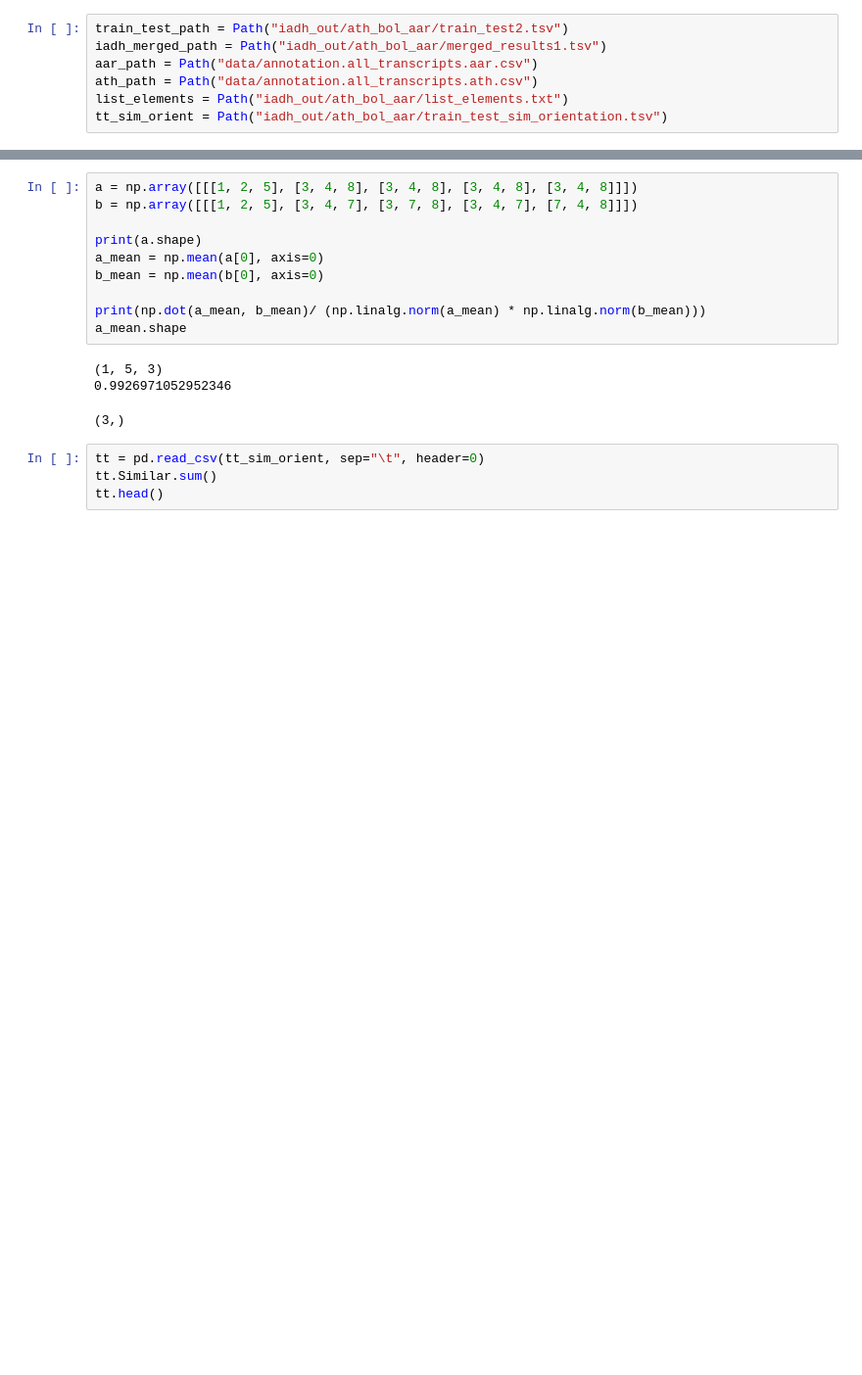
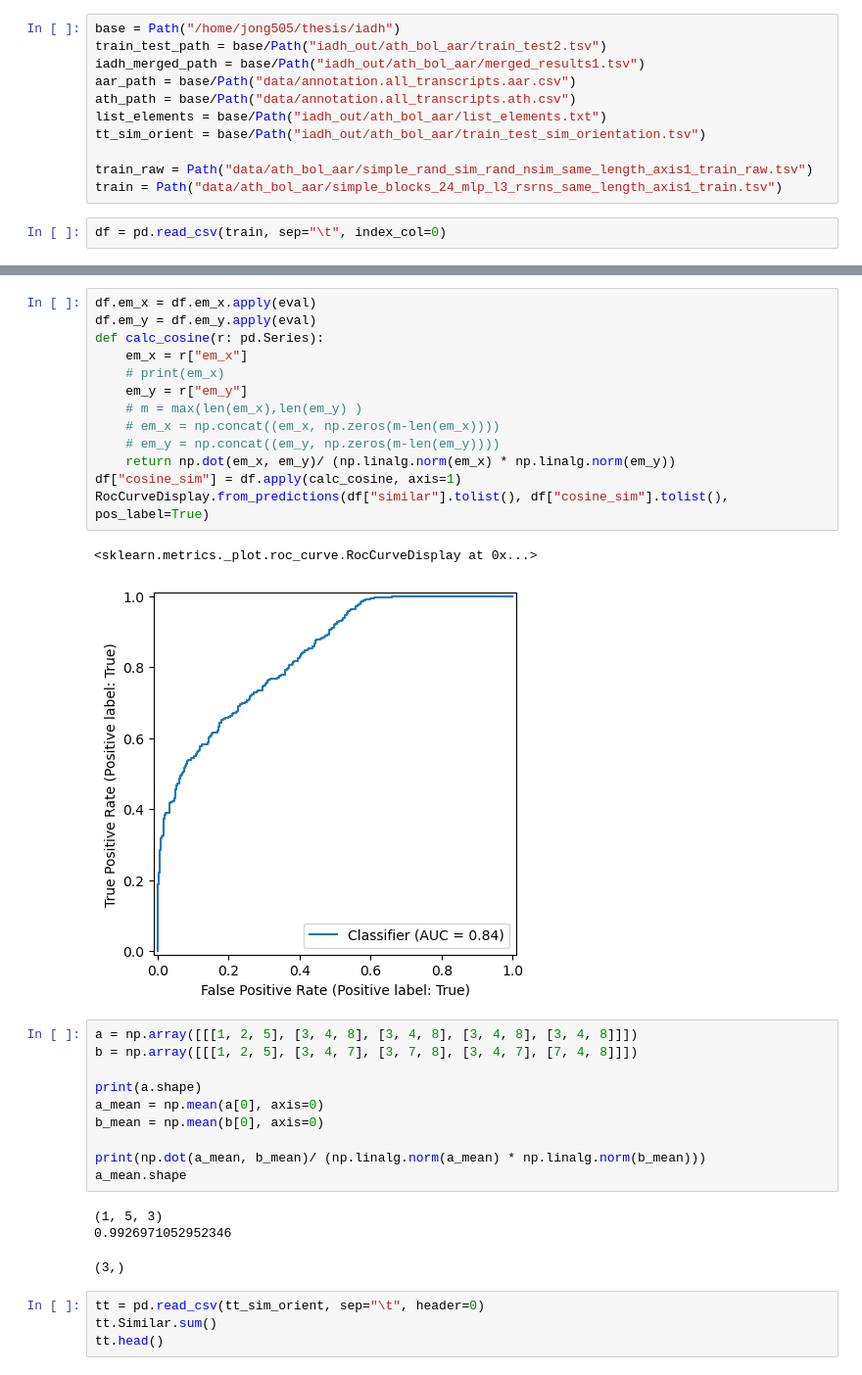
Before and after one commit to SteffenJong/ThesisProject, a Jupyter notebook: model/sanity_check_sequences.ipynb, the cells around one changed output, grey strips where cells are left out. Shown at 98% size. Saved outputs shown, nothing was run; the diff lists cells and outputs as text; blank space fills up the shorter version.

```diff
--- a/iadh/sanity_check_sequences.ipynb
+++ b/model/sanity_check_sequences.ipynb
@@ -12,8 +12,14 @@ import random
 from pathlib import Path
 # %%
-train_test_path = Path("iadh_out/ath_bol_aar/train_test2.tsv")
-iadh_merged_path = Path("iadh_out/ath_bol_aar/merged_results1.tsv")
-aar_path = Path("data/annotation.all_transcripts.aar.csv")
-ath_path = Path("data/annotation.all_transcripts.ath.csv")
-list_elements = Path("iadh_out/ath_bol_aar/list_elements.txt")
-tt_sim_orient = Path("iadh_out/ath_bol_aar/train_test_sim_orientation.tsv")
+base = Path("/home/jong505/thesis/iadh")
+train_test_path = base/Path("iadh_out/ath_bol_aar/train_test2.tsv")
+iadh_merged_path = base/Path("iadh_out/ath_bol_aar/merged_results1.tsv")
+aar_path = base/Path("data/annotation.all_transcripts.aar.csv")
+ath_path = base/Path("data/annotation.all_transcripts.ath.csv")
+list_elements = base/Path("iadh_out/ath_bol_aar/list_elements.txt")
+tt_sim_orient = base/Path("iadh_out/ath_bol_aar/train_test_sim_orientation.tsv")
+
+train_raw = Path("data/ath_bol_aar/simple_rand_sim_rand_nsim_same_length_axis1_train_raw.tsv")
+train = Path("data/ath_bol_aar/simple_blocks_24_mlp_l3_rsrns_same_length_axis1_train.tsv")
+# %%
+df = pd.read_csv(train, sep="\t", index_col=0)
@@ -20,3 +51,19 @@ tt_sim_orient = Path("iadh_out/ath_bol_aar/train_test_sim_orientation.tsv")
+# %%
+df.em_x = df.em_x.apply(eval)
+df.em_y = df.em_y.apply(eval)
+def calc_cosine(r: pd.Series):
+    em_x = r["em_x"]
+    # print(em_x)
+    em_y = r["em_y"]
+    # m = max(len(em_x),len(em_y) )
+    # em_x = np.concat((em_x, np.zeros(m-len(em_x))))
+    # em_y = np.concat((em_y, np.zeros(m-len(em_y))))
+    return np.dot(em_x, em_y)/ (np.linalg.norm(em_x) * np.linalg.norm(em_y))
+df["cosine_sim"] = df.apply(calc_cosine, axis=1)
+RocCurveDisplay.from_predictions(df["similar"].tolist(), df["cosine_sim"].tolist(), pos_label=True)
+# %% [output]
+<sklearn.metrics._plot.roc_curve.RocCurveDisplay at 0x...>
+[figure, added]
 # %%
 a = np.array([[[1, 2, 5], [3, 4, 8], [3, 4, 8], [3, 4, 8], [3, 4, 8]]])
 b = np.array([[[1, 2, 5], [3, 4, 7], [3, 7, 8], [3, 4, 7], [7, 4, 8]]])
```
Also changed, not shown: parts of 2 cells of this notebook, 16 other files.
